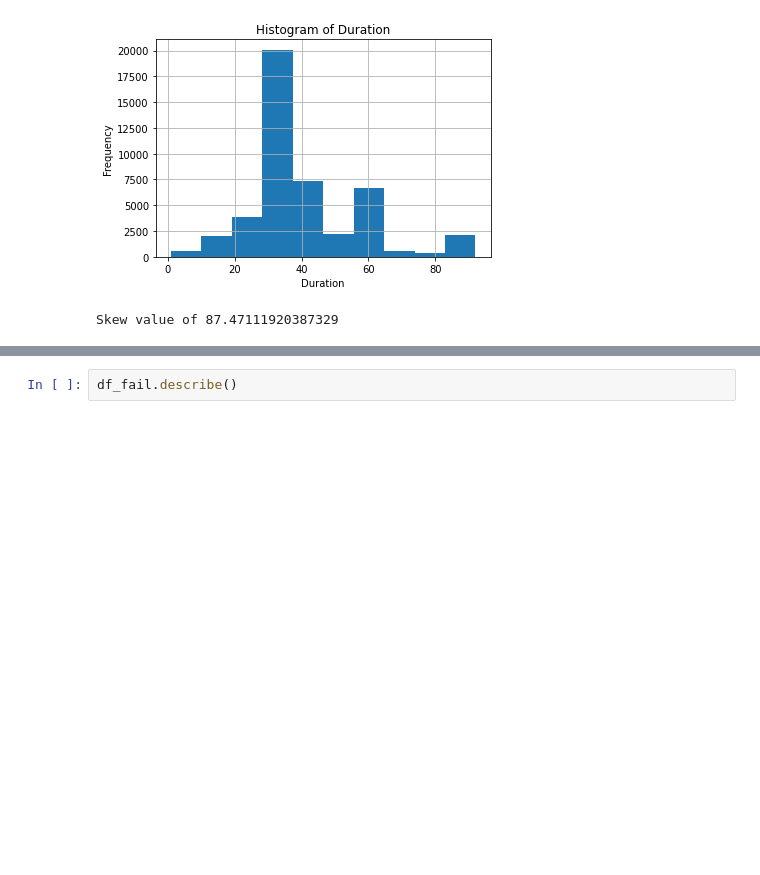
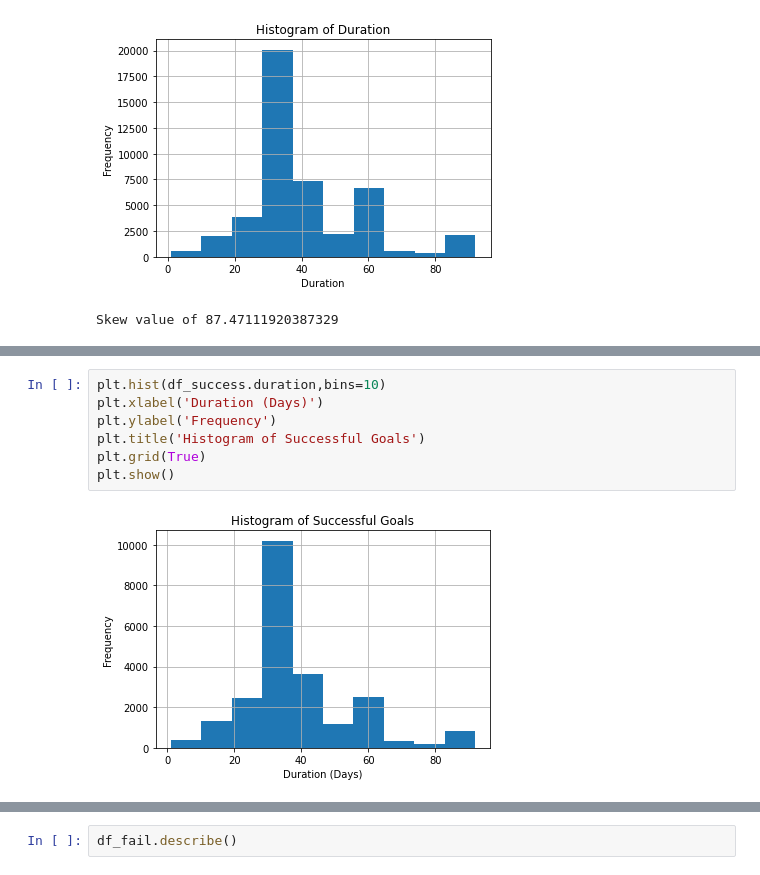
Before and after one commit to NicsLvl/GADSI, a Jupyter notebook: workings.ipynb, the cells around one changed output, grey strips where cells are left out. Saved outputs shown, nothing was run; the diff lists cells and outputs as text; blank space fills up the shorter version.

```diff
--- a/workings.ipynb
+++ b/workings.ipynb
@@ -84,3 +84,12 @@ df_success.describe()
 | 50% | 1.087977e+09 | 3000.000000 | 3.500000e+03 | 1.110000 | 52.000000 | 8.000000 | 5.000000 | 2.000000 | 31.000000 | ... |
 | 75% | 1.619003e+09 | 6000.000000 | 7.255000e+03 | 1.320000 | 96.000000 | 10.000000 | 9.000000 | 6.000000 | 45.000000 | ... |
 | max | 2.147460e+09 | 900000.000000 | 1.026684e+07 | 15066.000000 | 87142.000000 | 80.000000 | 149.000000 | 19311.000000 | 91.960000 | ... |
+# %%
+plt.hist(df_success.duration,bins=10)
+plt.xlabel('Duration (Days)')
+plt.ylabel('Frequency')
+plt.title('Histogram of Successful Goals')
+plt.grid(True)
+plt.show()
+# %% [output]
+[figure, added]
```
Also changed, not shown: parts of 5 cells of this notebook, 1 other file.
